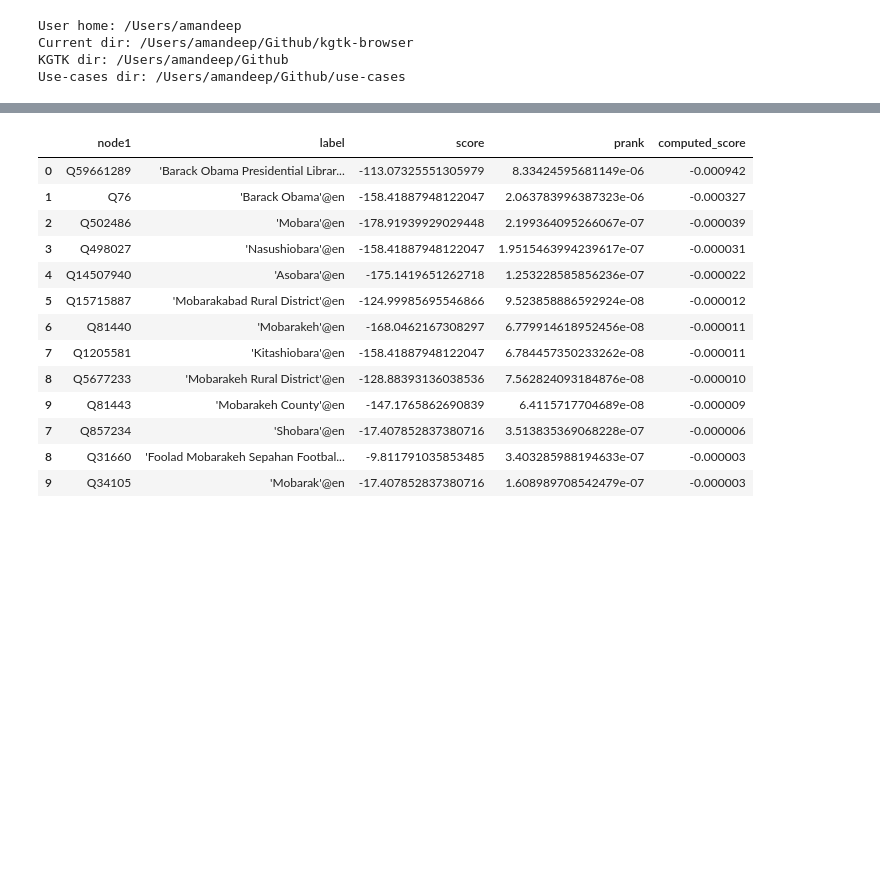
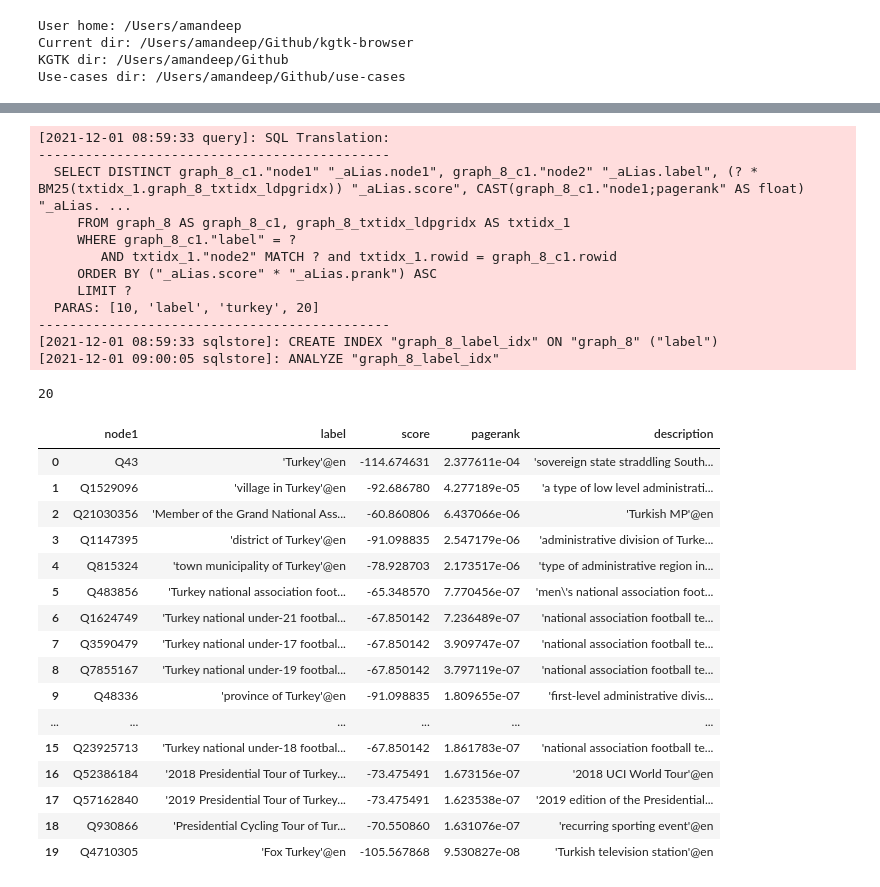
Before and after one commit to usc-isi-i2/kgtk-browser, a Jupyter notebook: KGTK-Query-Text-Search.ipynb, the cells around one changed output, grey strips where cells are left out. Cells and saved outputs as stored; diff of their text form; code cells hidden in the pictures; blank space fills up the shorter version.

Commit message:
add different search methods, create required indices

```diff
--- a/KGTK-Query-Text-Search.ipynb
+++ b/KGTK-Query-Text-Search.ipynb
@@ -118,3 +55,6 @@ Wall time: 4min 42s
+# %%
+_kapi2 = kapi.KypherApi(graphcache=os.environ['STORE'], loglevel=1, index='auto',
+                      maxresults=100, maxcache=0)
 # %%
 !kgtk query --gc $STORE --show-cache
 # %% [output]
@@ -207,11 +133,16 @@ Wall time: 11.2 s
 # %%
-def search_labels(search_text) -> pd.DataFrame:
-    command = f"""kgtk query --gc {os.environ['STORE']} \
-       -i label pagerank_undirected \
-       --match 'label: (qnode)-[]->(y), pagerank: (qnode)-[:undirected_pagerank]->(pr)' \
-       --where 'textmatch(y, "{search_text}")' \
-       --return 'distinct qnode as node1, y as label, 10*matchscore(y) as score, cast(pr, float) as prank' \
-       --order-by 'score*prank' \
-       --limit 10"""
-    results = !$command
-    return pd.DataFrame([x.split('\t') for x in results[1:]], columns=results[0].split('\t'))
+def text_search_labels(search_text, limit=20):
+    text_search_labels_query = _kapi2.get_query(
+        doc="Doc string here",
+        name=f"text_search_labels_{search_text}",
+        inputs='l_d_pgr_ud',
+        match='l_d_pgr_ud: (qnode)-[l:label]->(y)',
+        where=f'textmatch(y, "{search_text}")',
+       ret='distinct qnode as node1, y as label, 10*matchscore(y) as score, cast(l.`node1;pagerank`, float) as prank, l.`node1;description` as description',
+       order='score*prank',
+       limit=limit
+    )
+    results =  list([list(x) for x in text_search_labels_query.execute()])
+    df = pd.DataFrame(results, columns=['node1', 'label', 'score', 'pagerank', 'description'])
+    print(len(df))
+    return df
@@ -284,17 +149,33 @@ search('arn schw')
-# %%
-search('bara oba')
-# %% [output]
-|  | node1 | label | score | prank | computed_score |
-| 0 | Q59661289 | 'Barack Obama Presidential Librar... | -113.07325551305979 | 8.33424595681149e-06 | -0.000942 |
-| 1 | Q76 | 'Barack Obama'@en | -158.41887948122047 | 2.063783996387323e-06 | -0.000327 |
-| 2 | Q502486 | 'Mobara'@en | -178.91939929029448 | 2.199364095266067e-07 | -0.000039 |
-| 3 | Q498027 | 'Nasushiobara'@en | -158.41887948122047 | 1.9515463994239617e-07 | -0.000031 |
-| 4 | Q14507940 | 'Asobara'@en | -175.1419651262718 | 1.253228585856236e-07 | -0.000022 |
-| 5 | Q15715887 | 'Mobarakabad Rural District'@en | -124.99985695546866 | 9.523858886592924e-08 | -0.000012 |
-| 6 | Q81440 | 'Mobarakeh'@en | -168.0462167308297 | 6.779914618952456e-08 | -0.000011 |
-| 7 | Q1205581 | 'Kitashiobara'@en | -158.41887948122047 | 6.784457350233262e-08 | -0.000011 |
-| 8 | Q5677233 | 'Mobarakeh Rural District'@en | -128.88393136038536 | 7.562824093184876e-08 | -0.000010 |
-| 9 | Q81443 | 'Mobarakeh County'@en | -147.1765862690839 | 6.4115717704689e-08 | -0.000009 |
-| 7 | Q857234 | 'Shobara'@en | -17.407852837380716 | 3.513835369068228e-07 | -0.000006 |
-| 8 | Q31660 | 'Foolad Mobarakeh Sepahan Footbal... | -9.811791035853485 | 3.403285988194633e-07 | -0.000003 |
-| 9 | Q34105 | 'Mobarak'@en | -17.407852837380716 | 1.608989708542479e-07 | -0.000003 |
+# %%
+text_search_labels('turkey')
+# %% [output]
+[2021-12-01 08:59:33 query]: SQL Translation:
+---------------------------------------------
+  SELECT DISTINCT graph_8_c1."node1" "_aLias.node1", graph_8_c1."node2" "_aLias.label", (? * BM25(txtidx_1.graph_8_txtidx_ldpgridx)) "_aLias.score", CAST(graph_8_c1."node1;pagerank" AS float) "_aLias. ...
+     FROM graph_8 AS graph_8_c1, graph_8_txtidx_ldpgridx AS txtidx_1
+     WHERE graph_8_c1."label" = ?
+        AND txtidx_1."node2" MATCH ? and txtidx_1.rowid = graph_8_c1.rowid
+     ORDER BY ("_aLias.score" * "_aLias.prank") ASC
+     LIMIT ?
+  PARAS: [10, 'label', 'turkey', 20]
+---------------------------------------------
+[2021-12-01 08:59:33 sqlstore]: CREATE INDEX "graph_8_label_idx" ON "graph_8" ("label")
+[2021-12-01 09:00:05 sqlstore]: ANALYZE "graph_8_label_idx"
+20
+|  | node1 | label | score | pagerank | description |
+| 0 | Q43 | 'Turkey'@en | -114.674631 | 2.377611e-04 | 'sovereign state straddling South... |
+| 1 | Q1529096 | 'village in Turkey'@en | -92.686780 | 4.277189e-05 | 'a type of low level administrati... |
+| 2 | Q21030356 | 'Member of the Grand National Ass... | -60.860806 | 6.437066e-06 | 'Turkish MP'@en |
+| 3 | Q1147395 | 'district of Turkey'@en | -91.098835 | 2.547179e-06 | 'administrative division of Turke... |
+| 4 | Q815324 | 'town municipality of Turkey'@en | -78.928703 | 2.173517e-06 | 'type of administrative region in... |
+| 5 | Q483856 | 'Turkey national association foot... | -65.348570 | 7.770456e-07 | 'men\'s national association foot... |
+| 6 | Q1624749 | 'Turkey national under-21 footbal... | -67.850142 | 7.236489e-07 | 'national association football te... |
+| 7 | Q3590479 | 'Turkey national under-17 footbal... | -67.850142 | 3.909747e-07 | 'national association football te... |
+| 8 | Q7855167 | 'Turkey national under-19 footbal... | -67.850142 | 3.797119e-07 | 'national association football te... |
+| 9 | Q48336 | 'province of Turkey'@en | -91.098835 | 1.809655e-07 | 'first-level administrative divis... |
+| ... | ... | ... | ... | ... | ... |
+| 15 | Q23925713 | 'Turkey national under-18 footbal... | -67.850142 | 1.861783e-07 | 'national association football te... |
+| 16 | Q52386184 | '2018 Presidential Tour of Turkey... | -73.475491 | 1.673156e-07 | '2018 UCI World Tour'@en |
+| 17 | Q57162840 | '2019 Presidential Tour of Turkey... | -73.475491 | 1.623538e-07 | '2019 edition of the Presidential... |
+| 18 | Q930866 | 'Presidential Cycling Tour of Tur... | -70.550860 | 1.631076e-07 | 'recurring sporting event'@en |
+| 19 | Q4710305 | 'Fox Turkey'@en | -105.567868 | 9.530827e-08 | 'Turkish television station'@en |
```
Also changed, not shown: parts of 32 cells of this notebook.
